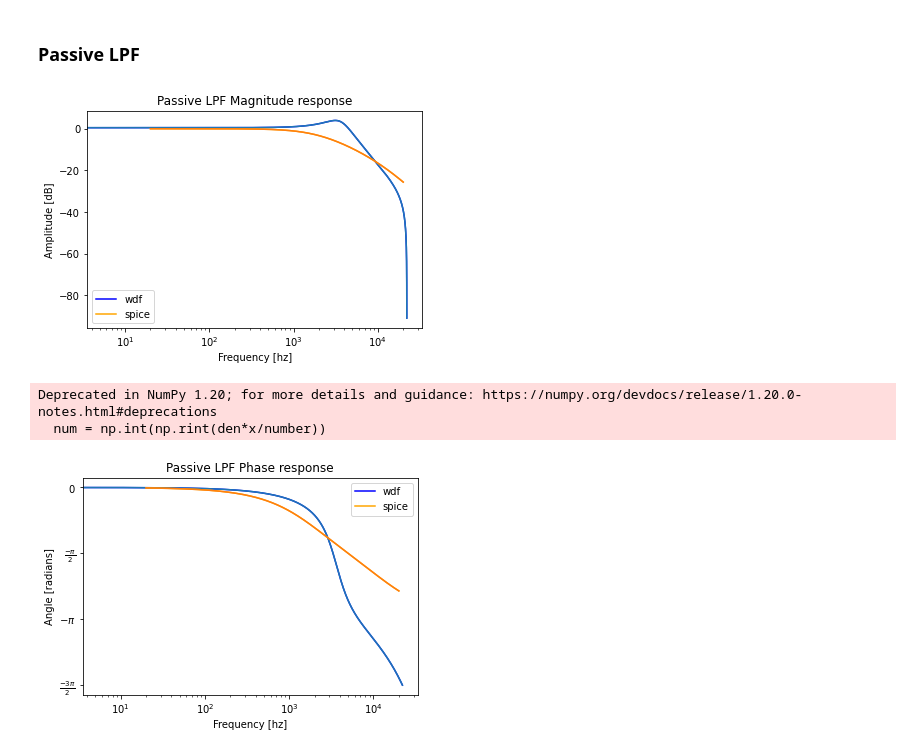
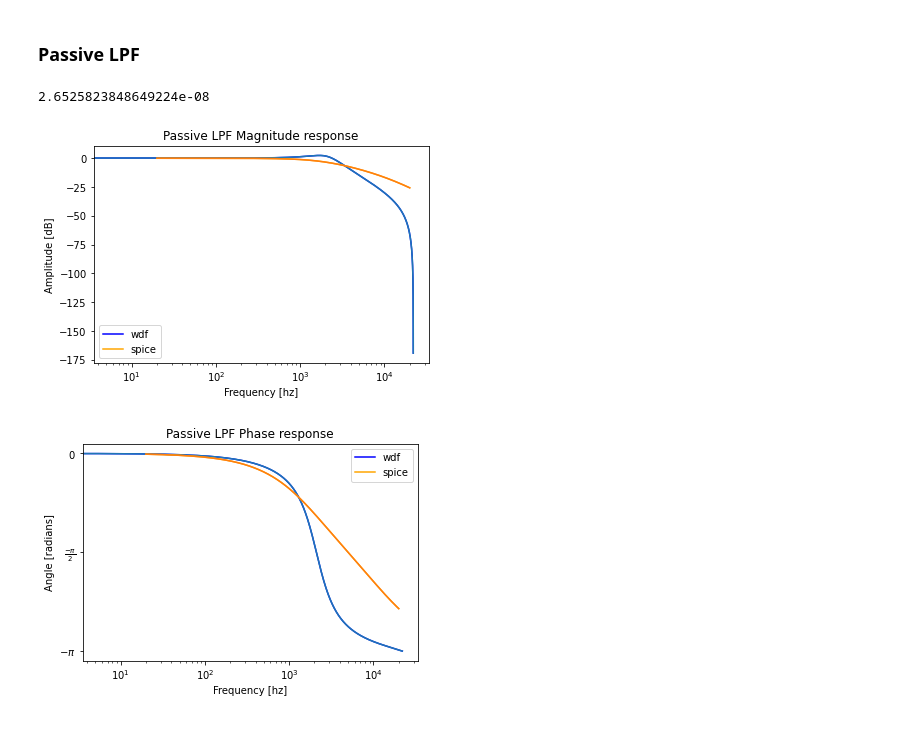
Before and after one commit to gusanthon/diode-clipper-wdf, a Jupyter notebook: wdf_library.ipynb, the cells around one changed output. Drawn from its saved outputs; the diff is of its cells as text; code cells hidden in the pictures.

```diff
--- a/wdf_library.ipynb
+++ b/wdf_library.ipynb
@@ -43,7 +43,7 @@ def multiple_formatter(denominator=2, number=np.pi, latex='\pi'):
         return a
     def _multiple_formatter(x, pos):
         den = denominator
-        num = np.int(np.rint(den*x/number))
+        num = np.int32(np.rint(den*x/number))
         com = gcd(num,den)
         (num,den) = (int(num/com),int(den/com))
         if den==1:
@@ -580,44 +557,47 @@ Deprecated in NumPy 1.20; for more details and guidance: https://numpy.org/devdo
 fs = int(44100)
 f = 1000
 amp = 1
 t = .5
 
 x = gen_test_wave(fs,f,amp,t,kind='delta')
 output = np.zeros(len(x))
 
-cutoff = 5000
-c = 5e-8
-r = 1 / (2 * np.pi * cutoff * c)
-
+cutoff = 10000
+# c = 5e-8
+# r = 1 / (2 * np.pi * cutoff * c)
+r = 600
+c = 1 / (2 * np.pi * cutoff * r)
+print(c)
 R1 = Resistor(r)
 R2 = Resistor(r)
 
-C1 = Capacitor(c,fs)
-C2 = Capacitor(c,fs)
+C1 = Capacitor(c*4,fs)
+C2 = Capacitor(c*4,fs)
 
 S1 = Series(R2,C2)
 P1 = Parallel(C1,S1)
 S2 = Series(R1,P1)
 
 Vs = IdealVoltageSource(P1)
 
 for i in range(len(x)):
   Vs.set_voltage(x[i])
   Vs.set_incident_wave(S2.get_reflected_wave())
+  # y = C2.wave_to_voltage()
+  S2.set_incident_wave(Vs.get_reflected_wave())
   y = C2.wave_to_voltage()
-  S2.set_incident_wave(Vs.get_reflected_wave())
+
   output[i] = y
 
 # plot_bode(output,fs)
 
 # plot_ltspice_bode('/Users/gusanthon/Documents/UPF/Thesis/passive_LPF_spice_data.txt')
 spice_path = '/Users/gusanthon/Documents/UPF/Thesis/Passive_LPF_Spice.txt'
 compare_vs_spice(output,fs,spice_path,title="Passive LPF ")
 # %% [output]
+2.6525823848649224e-08
-[figure, old version]
+[figure, new version]
-Deprecated in NumPy 1.20; for more details and guidance: https://numpy.org/devdocs/release/1.20.0-notes.html#deprecations
-  num = np.int(np.rint(den*x/number))
-[figure, old version]
+[figure, new version]
 # %%
 x = gen_test_wave(fs,f,amp,t,kind='delta')
 output = np.zeros(len(x))
```
Also changed, not shown: parts of 4 cells of this notebook.
